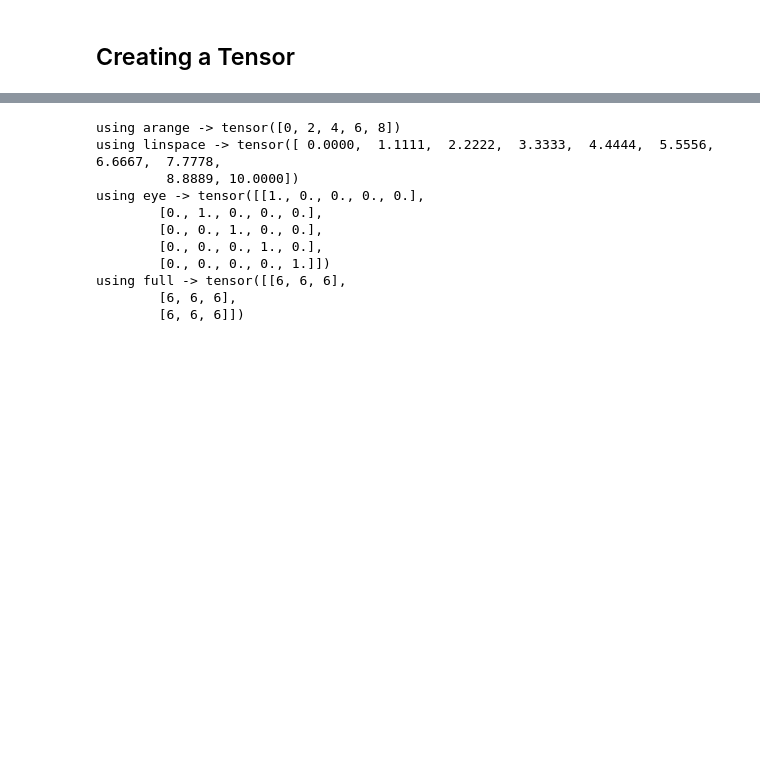
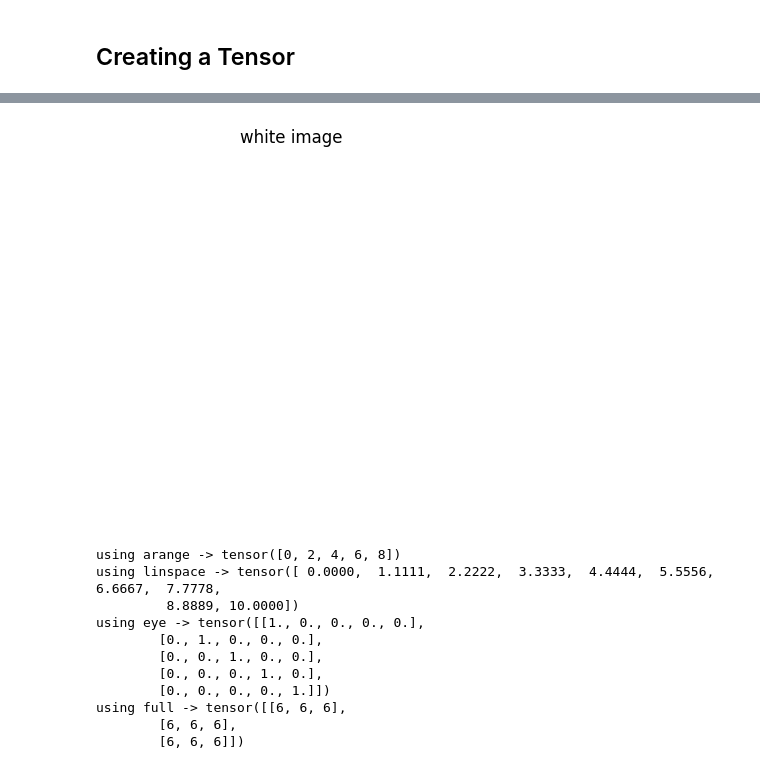
Before and after one commit to tsrinu9997/pytorch, a Jupyter notebook: tensors.ipynb, the cells around one changed output, grey strips where cells are left out. Saved outputs shown, nothing was run; the diff lists cells and outputs as text; code cells hidden in the pictures; blank space fills up the shorter version.

```diff
--- a/tensors.ipynb
+++ b/tensors.ipynb
@@ -56,0 +363,5 @@ tensor([[1, 2, 3],
+# %%
+ones_tensor = torch.ones(256,256)
+print(ones_tensor)
+print(ones_tensor.ndim)
+print(ones_tensor.shape)
@@ -57,3 +378,10 @@ tensor([[1, 2, 3],
+# %%
+plt.imshow(ones_tensor.numpy(), cmap='grey',vmin=0, vmax=1)
+plt.title("white image")
+plt.axis('off')
+plt.show()
+# %% [output]
+[figure, added]
 # %%
 # other ways
 
```
Also changed, not shown: parts of 93 cells of this notebook.
